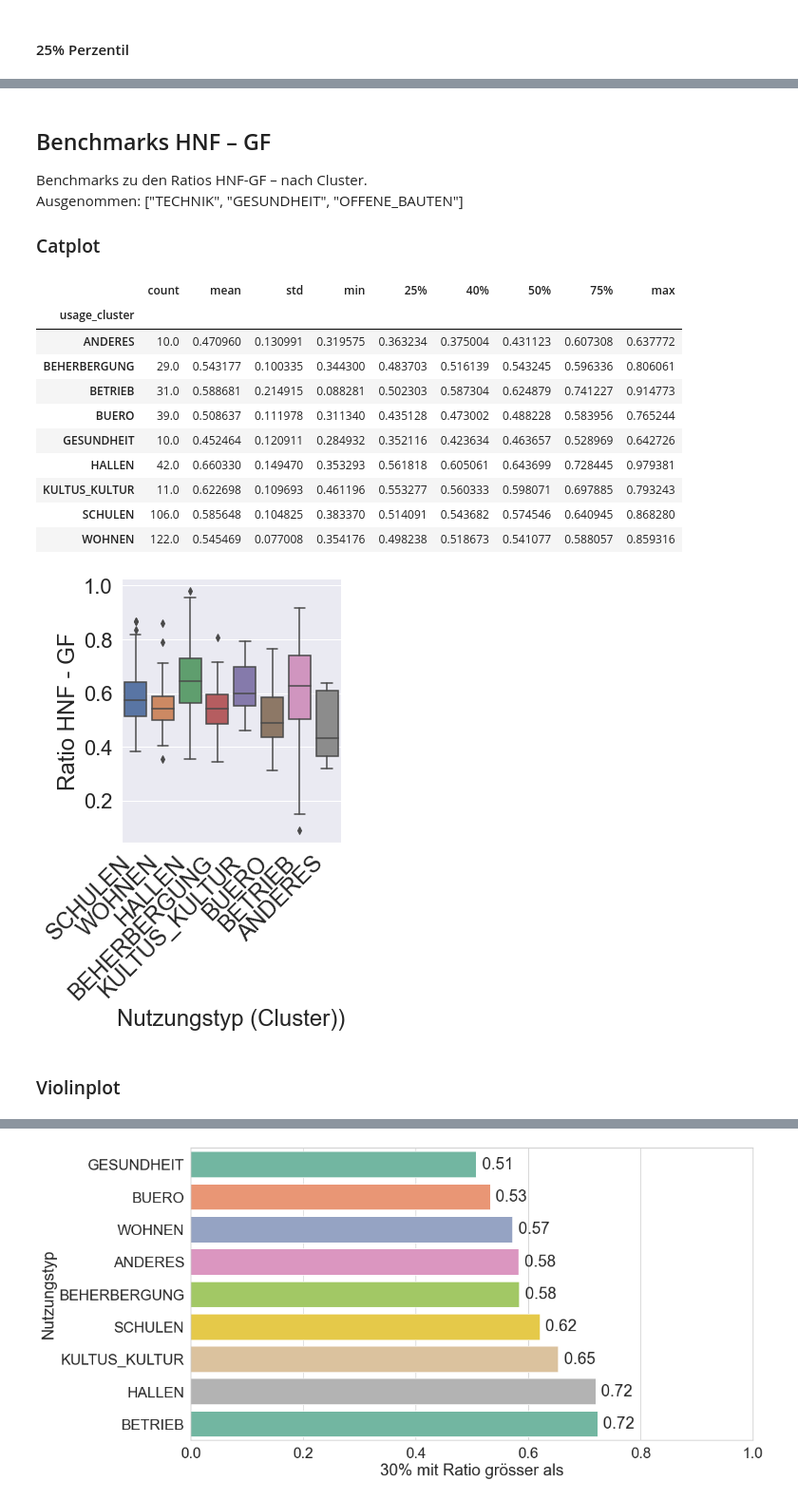
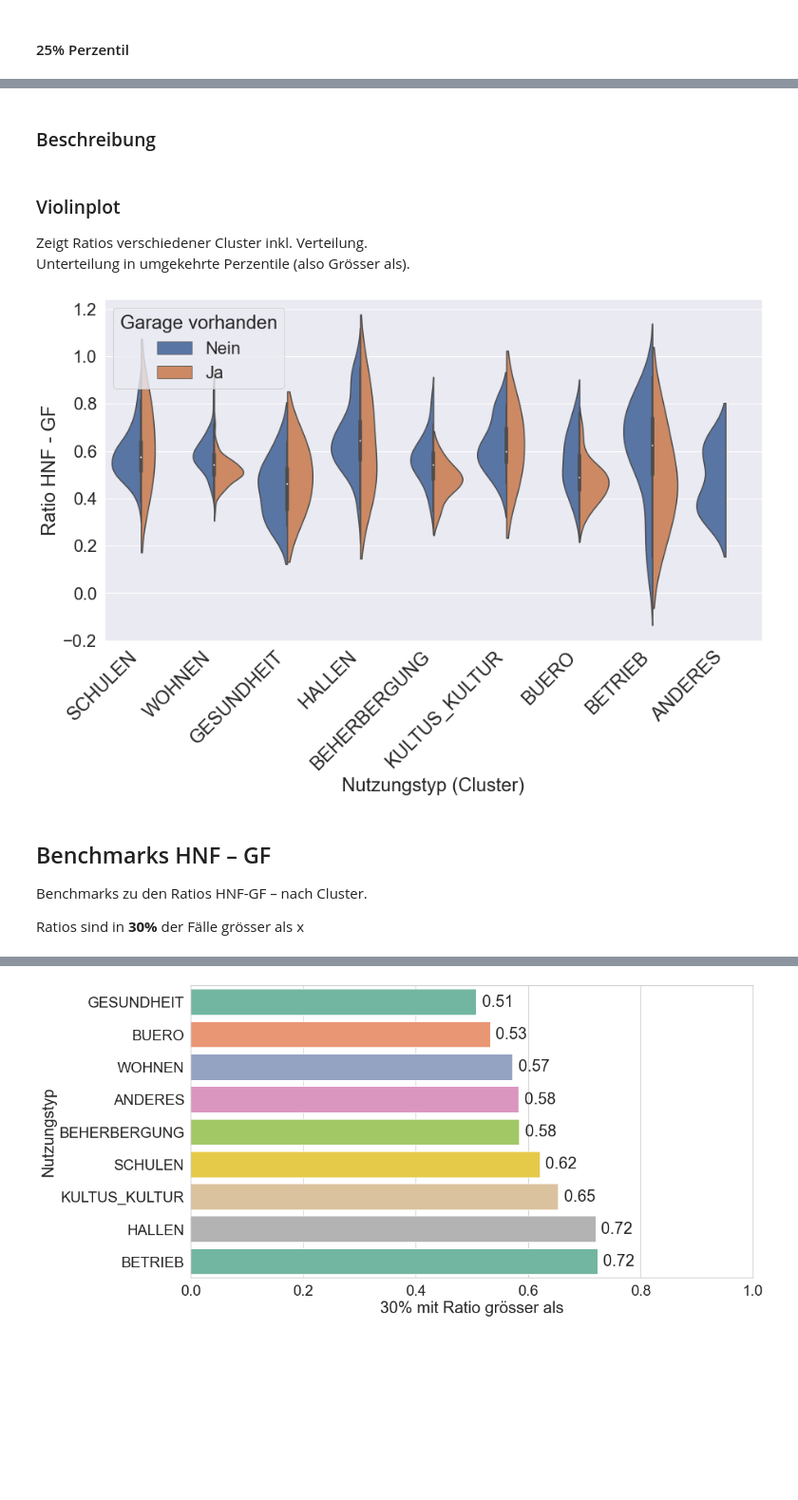
Before and after one commit to FHNW-RW/ip5-metriken-bauwesen, a Jupyter notebook: src/analysis/hnf_gf.ipynb, the cells around one changed output, grey strips where cells are left out. Shown at 95% size. Cells and saved outputs as stored; diff of their text form; code cells hidden in the pictures; blank space fills up the shorter version.

```diff
--- a/src/analysis/hnf_gf.ipynb
+++ b/src/analysis/hnf_gf.ipynb
@@ -101,0 +80,2 @@ gf.savefig("exports/lmplot_hnf_gf_ratio_75percentile_clustered.png", bbox_inches
+# %% [markdown]
+### Beschreibung
@@ -102,38 +87,13 @@ gf.savefig("exports/lmplot_hnf_gf_ratio_75percentile_clustered.png", bbox_inches
+# %% [markdown]
+### Violinplot
+Zeigt Ratios verschiedener Cluster inkl. Verteilung.<br>
+Unterteilung in umgekehrte Perzentile (also Grösser als).<br>
+# %%
+charts.violinplot_ratios(df)
+# %% [output]
+[figure, added]
 # %% [markdown]
 ## Benchmarks HNF – GF
 Benchmarks zu den Ratios HNF-GF – nach Cluster.<br>
-Ausgenommen: ["TECHNIK", "GESUNDHEIT", "OFFENE_BAUTEN"]
 
-### Catplot
+Ratios sind in **30%** der Fälle grösser als x
-# %%
-mask = df[c.FIELD_USAGE_CLUSTER].isin(clusters_to_remove)
-plotData = df[~mask]
-gf = sns.catplot(x=c.FIELD_USAGE_CLUSTER, y="ratio_hnf_gf", kind="box", data=plotData)
-
-gf.set(xlabel='Nutzungstyp (Cluster))', ylabel='Ratio HNF - GF')
-plt.xticks(
-    rotation=45,
-    horizontalalignment='right',
-    fontweight='normal',
-    fontsize='medium'
-)
-
-# Check different cluster sizes
-df[c.FIELD_USAGE_CLUSTER] = df[c.FIELD_USAGE_CLUSTER].astype('category')
-data = df[c.FIELD_HNF_GF_RATIO]
-data.groupby(df[c.FIELD_USAGE_CLUSTER]).describe(percentiles=[.25, 0.4, .5, .75])
-# %% [output]
-|  | count | mean | std | min | 25% | 40% | 50% | 75% | max |
-| usage_cluster |  |  |  |  |  |  |  |  |  |
-| ANDERES | 10.0 | 0.470960 | 0.130991 | 0.319575 | 0.363234 | 0.375004 | 0.431123 | 0.607308 | 0.637772 |
-| BEHERBERGUNG | 29.0 | 0.543177 | 0.100335 | 0.344300 | 0.483703 | 0.516139 | 0.543245 | 0.596336 | 0.806061 |
-| BETRIEB | 31.0 | 0.588681 | 0.214915 | 0.088281 | 0.502303 | 0.587304 | 0.624879 | 0.741227 | 0.914773 |
-| BUERO | 39.0 | 0.508637 | 0.111978 | 0.311340 | 0.435128 | 0.473002 | 0.488228 | 0.583956 | 0.765244 |
-| GESUNDHEIT | 10.0 | 0.452464 | 0.120911 | 0.284932 | 0.352116 | 0.423634 | 0.463657 | 0.528969 | 0.642726 |
-| HALLEN | 42.0 | 0.660330 | 0.149470 | 0.353293 | 0.561818 | 0.605061 | 0.643699 | 0.728445 | 0.979381 |
-| KULTUS_KULTUR | 11.0 | 0.622698 | 0.109693 | 0.461196 | 0.553277 | 0.560333 | 0.598071 | 0.697885 | 0.793243 |
-| SCHULEN | 106.0 | 0.585648 | 0.104825 | 0.383370 | 0.514091 | 0.543682 | 0.574546 | 0.640945 | 0.868280 |
-| WOHNEN | 122.0 | 0.545469 | 0.077008 | 0.354176 | 0.498238 | 0.518673 | 0.541077 | 0.588057 | 0.859316 |
-[figure, removed]
-# %% [markdown]
-### Violinplot
```
Also changed, not shown: parts of 15 cells of this notebook, 3 other files.
